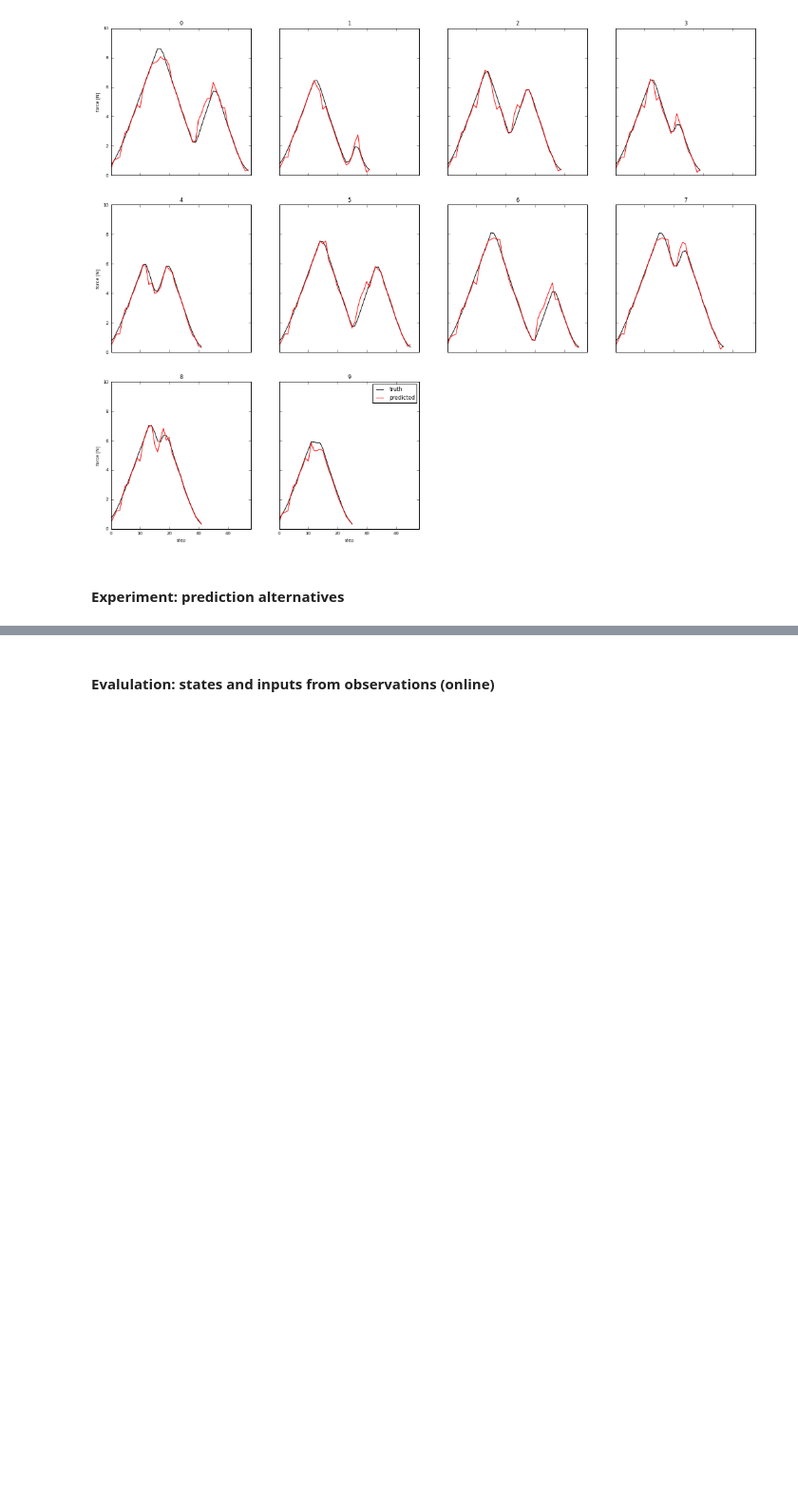
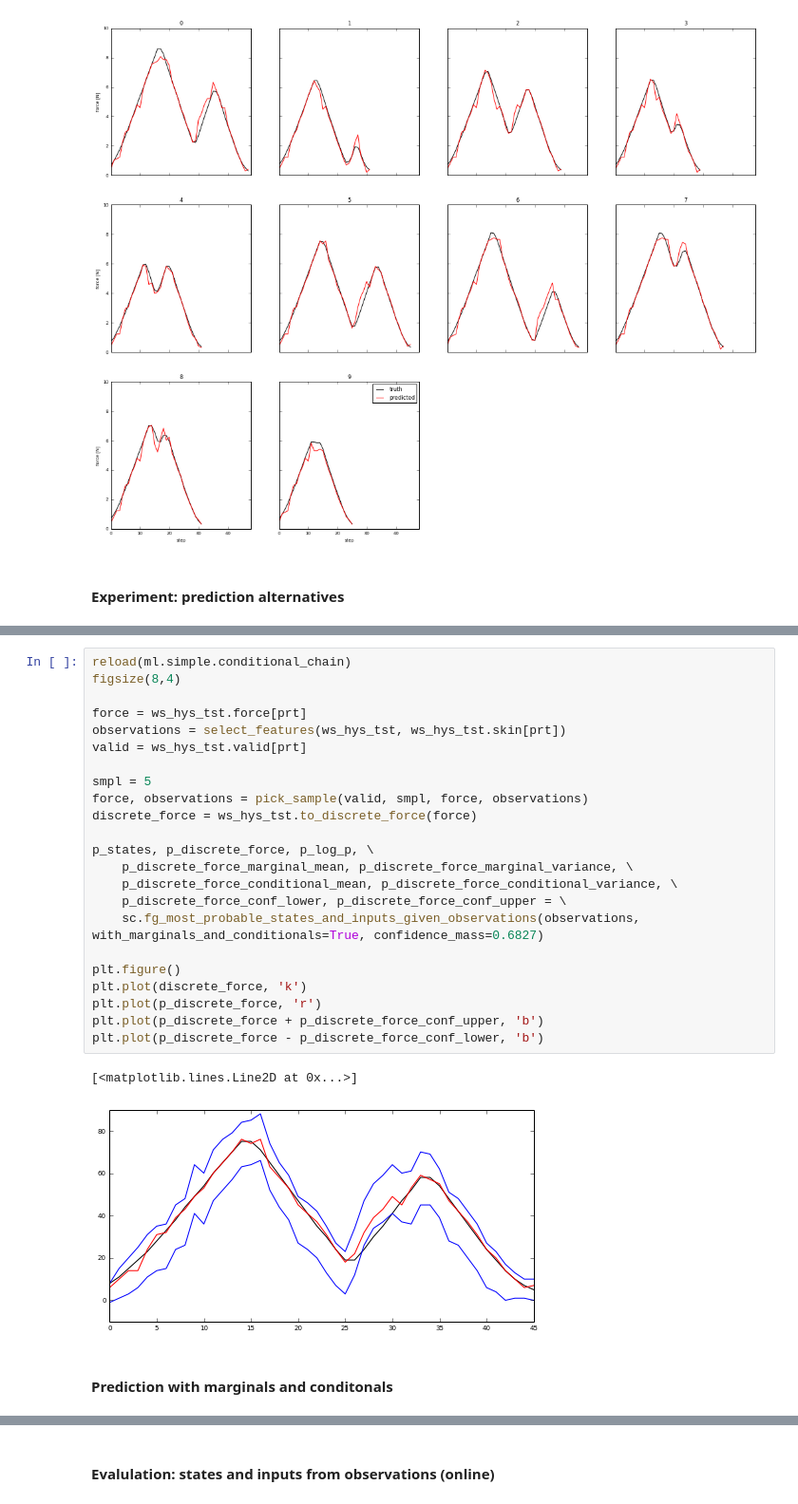
Before and after one commit to surban/ml, a Jupyter notebook: notebooks/Skin-ControlObservationChain-Factorgraph-Paper-Fast.ipynb, the cells around one changed output, grey strips where cells are left out. Shown at 95% size. Drawn from its saved outputs; the diff is of its cells as text; blank space fills up the shorter version.

Commit message:
max sum confidence working

```diff
--- a/notebooks/Skin-ControlObservationChain-Factorgraph-Paper-Fast.ipynb
+++ b/notebooks/Skin-ControlObservationChain-Factorgraph-Paper-Fast.ipynb
@@ -425,0 +419,28 @@ plt.ylabel("force")
+# %%
+reload(ml.simple.conditional_chain)
+figsize(8,4)
+
+force = ws_hys_tst.force[prt]
+observations = select_features(ws_hys_tst, ws_hys_tst.skin[prt])
+valid = ws_hys_tst.valid[prt]
+
+smpl = 5
+force, observations = pick_sample(valid, smpl, force, observations)
+discrete_force = ws_hys_tst.to_discrete_force(force)
+
+p_states, p_discrete_force, p_log_p, \
+    p_discrete_force_marginal_mean, p_discrete_force_marginal_variance, \
+    p_discrete_force_conditional_mean, p_discrete_force_conditional_variance, \
+    p_discrete_force_conf_lower, p_discrete_force_conf_upper = \
+    sc.fg_most_probable_states_and_inputs_given_observations(observations, with_marginals_and_conditionals=True, confidence_mass=0.6827)
+
+plt.figure()
+plt.plot(discrete_force, 'k')
+plt.plot(p_discrete_force, 'r')
+plt.plot(p_discrete_force + p_discrete_force_conf_upper, 'b')
+plt.plot(p_discrete_force - p_discrete_force_conf_lower, 'b')
+# %% [output]
+[<matplotlib.lines.Line2D at 0x...>]
+[figure, added]
+# %% [markdown]
+#### Prediction with marginals and conditonals
```
Also changed, not shown: parts of 8 cells of this notebook, 3 other files.
